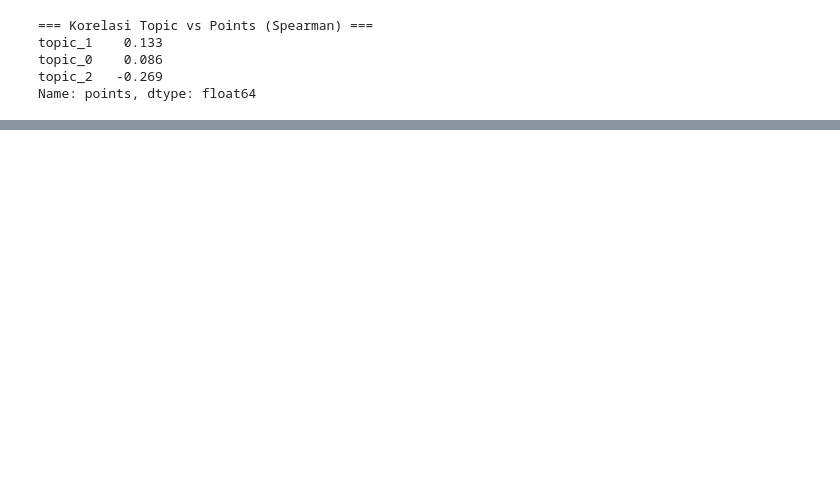
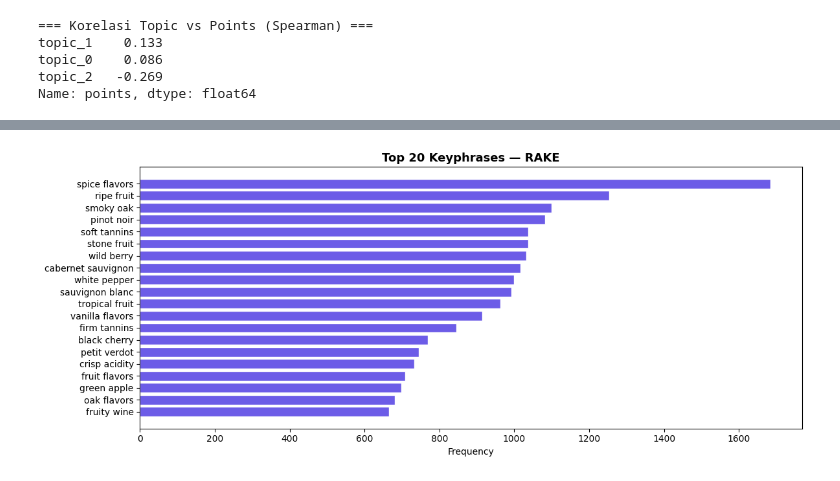
Before and after one commit to zakzakzak/dataScience, a Jupyter notebook: wine-reviews-description-nlp-analysis.ipynb, the cells around one changed output, grey strips where cells are left out. Cells and saved outputs as stored; diff of their text form; code cells hidden in the pictures; blank space fills up the shorter version.

Commit message:
Kaggle Notebook | Wine Reviews : Description - NLP Analysis | Version 14

```diff
--- a/wine-reviews-description-nlp-analysis.ipynb
+++ b/wine-reviews-description-nlp-analysis.ipynb
@@ -723,0 +824,15 @@ Menyiapkan pyLDAvis...
+# %%
+%%time
+print("Running RAKE... (might take a moment)")
+
+rake = Rake(
+    min_length=2,  # minimum 2 kata per keyphrase
+    max_length=4   # maksimum 4 kata per keyphrase
+)
+
+def extract_rake(text):
+    rake.extract_keywords_from_text(str(text))
+    return rake.get_ranked_phrases()[:5]  # ambil top 5 per review
+
+desc["rake_keyphrases"] = desc["description"].apply(extract_rake)
+print("RAKE selesai!")
@@ -723,0 +844,17 @@ Menyiapkan pyLDAvis...
+# %%
+%%time
+print("Running YAKE... (might take a moment)")
+
+yake_extractor = yake.KeywordExtractor(
+    lan="en",       # bahasa inggris
+    n=3,            # maksimum 3 kata per keyphrase
+    dedupLim=0.7,   # hindari keyphrase yang terlalu mirip satu sama lain
+    top=5           # ambil top 5 per review
+)
+
+def extract_yake(text):
+    keywords = yake_extractor.extract_keywords(str(text))
+    return [kw for kw, score in keywords]  # ambil phrase saja, buang score
+
+desc["yake_keyphrases"] = desc["description"].apply(extract_yake)
+print("YAKE selesai!")
@@ -723,0 +866,14 @@ Menyiapkan pyLDAvis...
+# %%
+all_rake = [phrase for phrases in desc["rake_keyphrases"] for phrase in phrases]
+rake_freq = Counter(all_rake).most_common(20)
+
+rake_phrases, rake_counts = zip(*rake_freq)
+
+plt.figure(figsize=(12, 5))
+plt.barh(rake_phrases[::-1], rake_counts[::-1], color="#6c5ce7", edgecolor="white")
+plt.title("Top 20 Keyphrases — RAKE", fontsize=13, fontweight="bold")
+plt.xlabel("Frequency")
+plt.tight_layout()
+plt.show()
+# %% [output]
+[figure, added]
```
Also changed, not shown: parts of 39 cells of this notebook.
